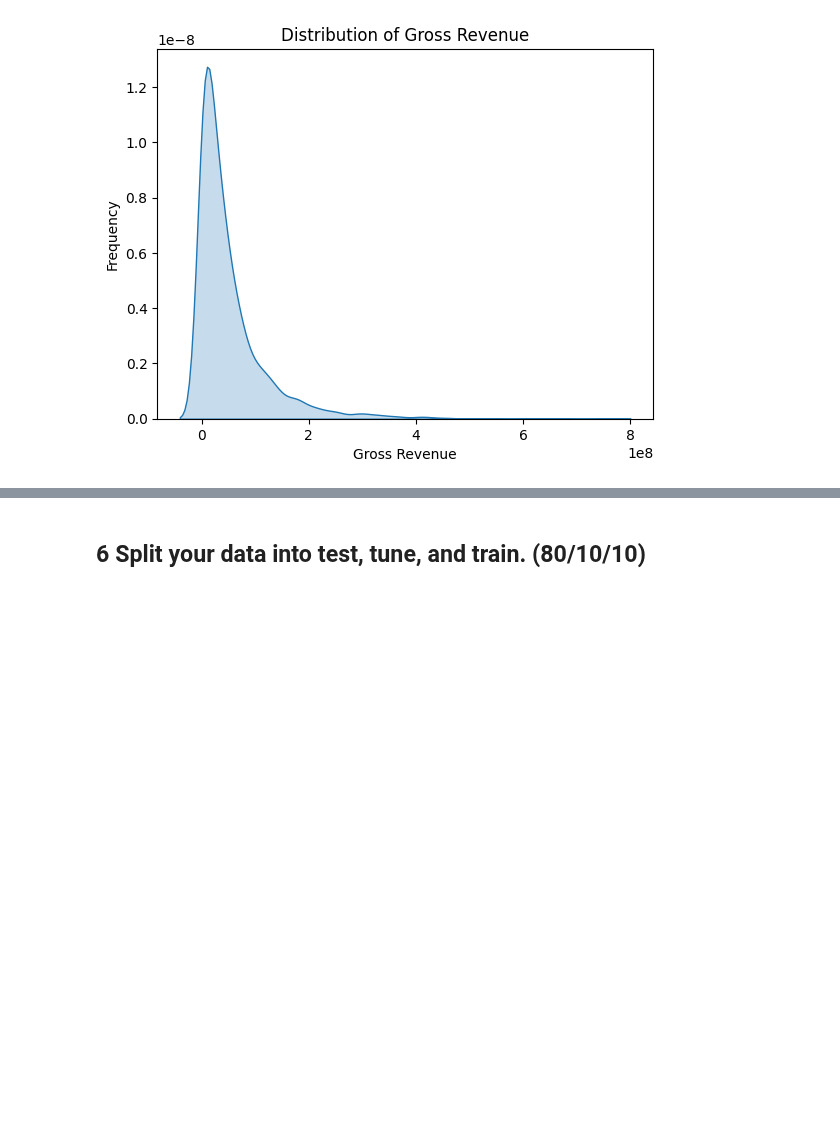
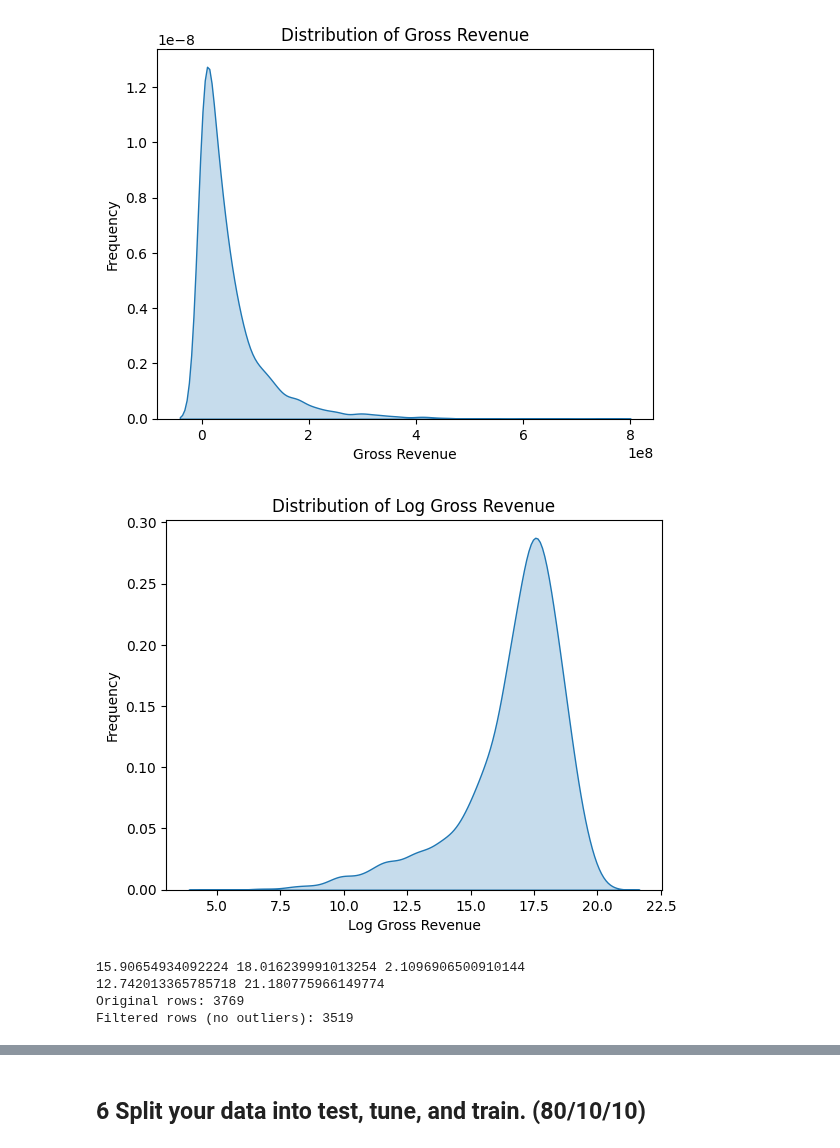
Before and after one commit to dylanlidailin/DS-3021, a Jupyter notebook: 09_DT_Regression/DT_Reg_Lab.ipynb, the cells around one changed output, grey strips where cells are left out. Cells and saved outputs as stored; diff of their text form; code cells hidden in the pictures; blank space fills up the shorter version.

```diff
--- a/09_DT_Regression/DT_Reg_Lab.ipynb
+++ b/09_DT_Regression/DT_Reg_Lab.ipynb
@@ -212,6 +212,37 @@ plt.ylabel('Frequency')
 plt.show()
 # %% [output]
 [figure]
+# %%
+movie_metadata['gross'] = np.log(movie_metadata['gross'])
+sns.kdeplot(movie_metadata, x ='gross', fill=True, common_norm=False)
+plt.title('Distribution of Log Gross Revenue')
+plt.xlabel('Log Gross Revenue')
+plt.ylabel('Frequency')
+plt.show()
+# %% [output]
+[figure, added]
+# %%
+# Step 2: Calculate IQR
+Q1 = movie_metadata['gross'].quantile(0.25)
+Q3 = movie_metadata['gross'].quantile(0.75)
+IQR = Q3 - Q1
+
+# Step 3: Define bounds for non-outliers
+lower_bound = Q1 - 1.5 * IQR
+upper_bound = Q3 + 1.5 * IQR
+
+# Step 4: Filter the dataset to remove outliers
+filtered_data = movie_metadata[(movie_metadata['gross'] >= lower_bound) & (movie_metadata['gross'] <= upper_bound)]
+
+print(Q1, Q3, IQR)
+print(lower_bound, upper_bound)
+print("Original rows:", len(movie_metadata))
+print("Filtered rows (no outliers):", len(filtered_data))
+# %% [output]
+15.90654934092224 18.016239991013254 2.1096906500910144
+12.742013365785718 21.180775966149774
+Original rows: 3769
+Filtered rows (no outliers): 3519
 # %%
 # check for outliers
 plt.figure(figsize=(10, 6))
```
Also changed, not shown: parts of 21 cells of this notebook.
